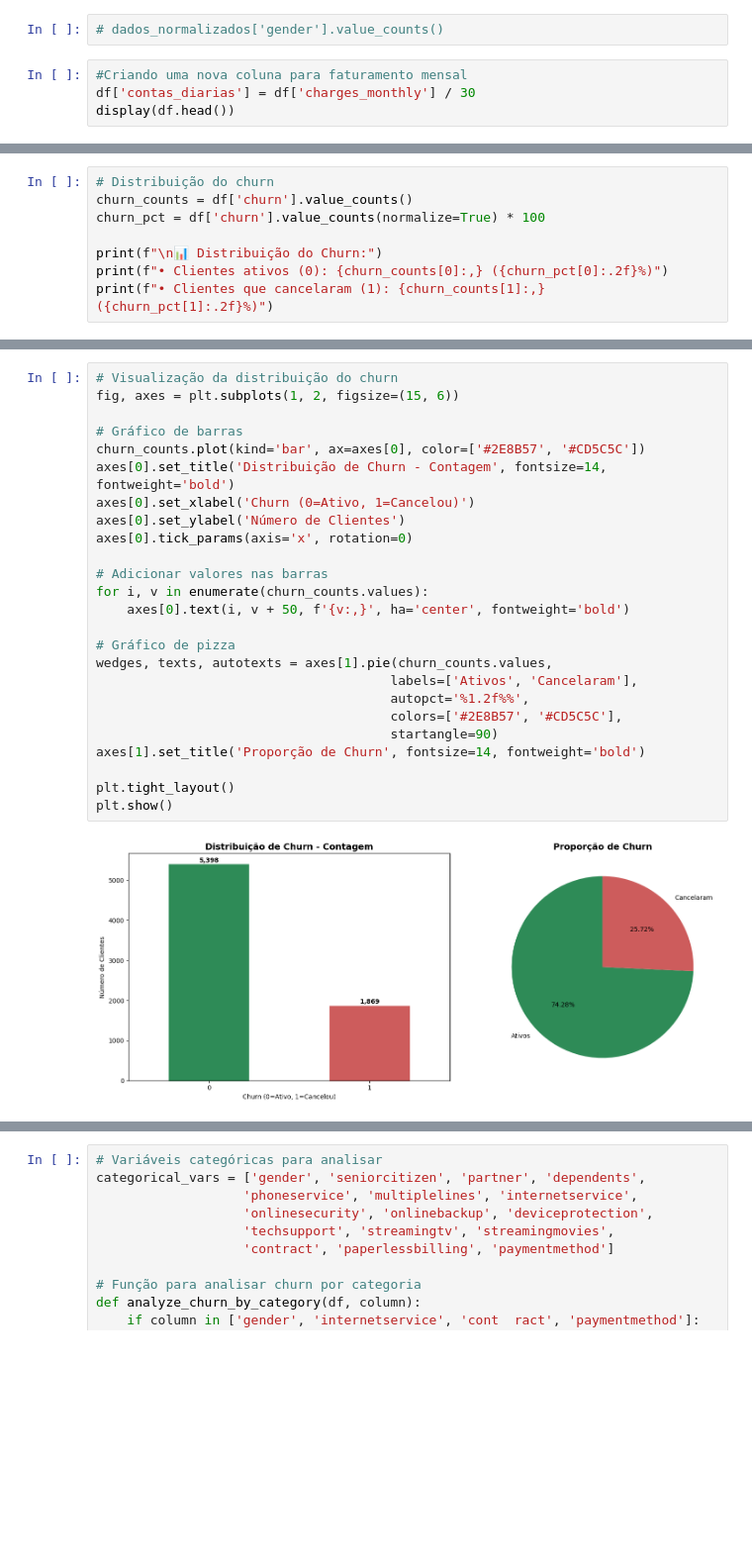
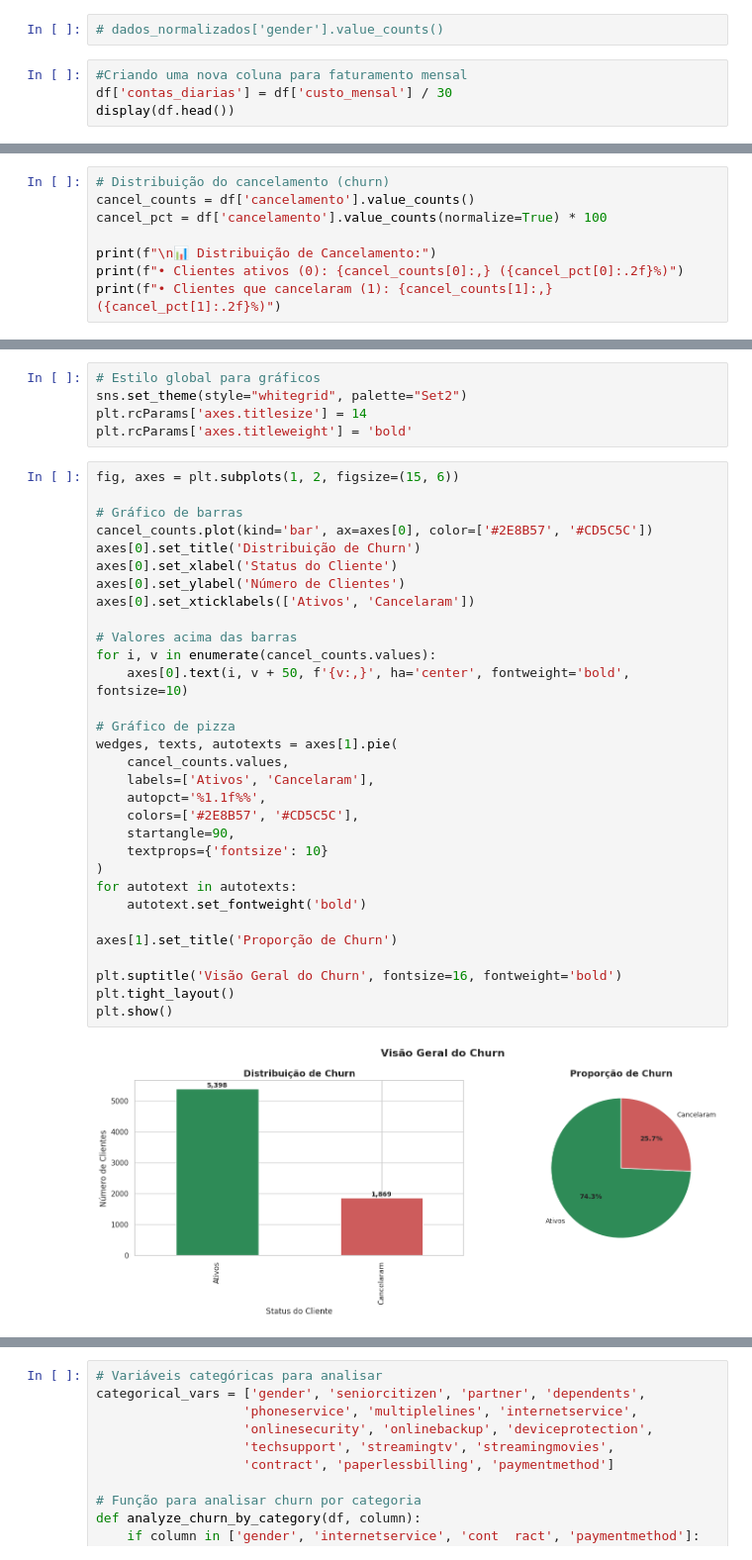
Before and after one commit to Laviniamadeira/TelecomX, a Jupyter notebook: TelecomX_BR.ipynb, the cells around one changed output, grey strips where cells are left out. Shown at 99% size. Saved outputs shown, nothing was run; the diff lists cells and outputs as text; blank space fills up the shorter version.

```diff
--- a/TelecomX_BR.ipynb
+++ b/TelecomX_BR.ipynb
@@ -119,6 +112,6 @@ display(df.head())
 # dados_normalizados['gender'].value_counts()
 # %%
 #Criando uma nova coluna para faturamento mensal
-df['contas_diarias'] = df['charges_monthly'] / 30
+df['contas_diarias'] = df['custo_mensal'] / 30
 display(df.head())
 # %% [output]
@@ -160,9 +155,9 @@ max            1.000000       118.750000    8684.000000        3.958333
 # %%
-# Distribuição do churn
-churn_counts = df['churn'].value_counts()
-churn_pct = df['churn'].value_counts(normalize=True) * 100
+# Distribuição do cancelamento (churn)
+cancel_counts = df['cancelamento'].value_counts()
+cancel_pct = df['cancelamento'].value_counts(normalize=True) * 100
 
-print(f"\n📊 Distribuição do Churn:")
-print(f"• Clientes ativos (0): {churn_counts[0]:,} ({churn_pct[0]:.2f}%)")
-print(f"• Clientes que cancelaram (1): {churn_counts[1]:,} ({churn_pct[1]:.2f}%)")
+print(f"\n📊 Distribuição de Cancelamento:")
+print(f"• Clientes ativos (0): {cancel_counts[0]:,} ({cancel_pct[0]:.2f}%)")
+print(f"• Clientes que cancelaram (1): {cancel_counts[1]:,} ({cancel_pct[1]:.2f}%)")
 # %% [output]
@@ -172,27 +169,38 @@ print(f"• Clientes que cancelaram (1): {churn_counts[1]:,} ({churn_pct[1]:.2f}
+# %%
+# Estilo global para gráficos
+sns.set_theme(style="whitegrid", palette="Set2")
+plt.rcParams['axes.titlesize'] = 14
+plt.rcParams['axes.titleweight'] = 'bold'
 # %%
-# Visualização da distribuição do churn
 fig, axes = plt.subplots(1, 2, figsize=(15, 6))
 
 # Gráfico de barras
-churn_counts.plot(kind='bar', ax=axes[0], color=['#2E8B57', '#CD5C5C'])
-axes[0].set_title('Distribuição de Churn - Contagem', fontsize=14, fontweight='bold')
-axes[0].set_xlabel('Churn (0=Ativo, 1=Cancelou)')
+cancel_counts.plot(kind='bar', ax=axes[0], color=['#2E8B57', '#CD5C5C'])
+axes[0].set_title('Distribuição de Churn')
+axes[0].set_xlabel('Status do Cliente')
 axes[0].set_ylabel('Número de Clientes')
-axes[0].tick_params(axis='x', rotation=0)
+axes[0].set_xticklabels(['Ativos', 'Cancelaram'])
 
-# Adicionar valores nas barras
-for i, v in enumerate(churn_counts.values):
-    axes[0].text(i, v + 50, f'{v:,}', ha='center', fontweight='bold')
+# Valores acima das barras
+for i, v in enumerate(cancel_counts.values):
+    axes[0].text(i, v + 50, f'{v:,}', ha='center', fontweight='bold', fontsize=10)
 
 # Gráfico de pizza
-wedges, texts, autotexts = axes[1].pie(churn_counts.values,
-                                      labels=['Ativos', 'Cancelaram'],
-                                      autopct='%1.2f%%',
-                                      colors=['#2E8B57', '#CD5C5C'],
-                                      startangle=90)
-axes[1].set_title('Proporção de Churn', fontsize=14, fontweight='bold')
+wedges, texts, autotexts = axes[1].pie(
+    cancel_counts.values,
+    labels=['Ativos', 'Cancelaram'],
+    autopct='%1.1f%%',
+    colors=['#2E8B57', '#CD5C5C'],
+    startangle=90,
+    textprops={'fontsize': 10}
+)
+for autotext in autotexts:
+    autotext.set_fontweight('bold')
 
+axes[1].set_title('Proporção de Churn')
+
+plt.suptitle('Visão Geral do Churn', fontsize=16, fontweight='bold')
 plt.tight_layout()
 plt.show()
 # %% [output]
-[figure, old version]
+[figure, new version]
```
Also changed, not shown: parts of 30 cells of this notebook.
